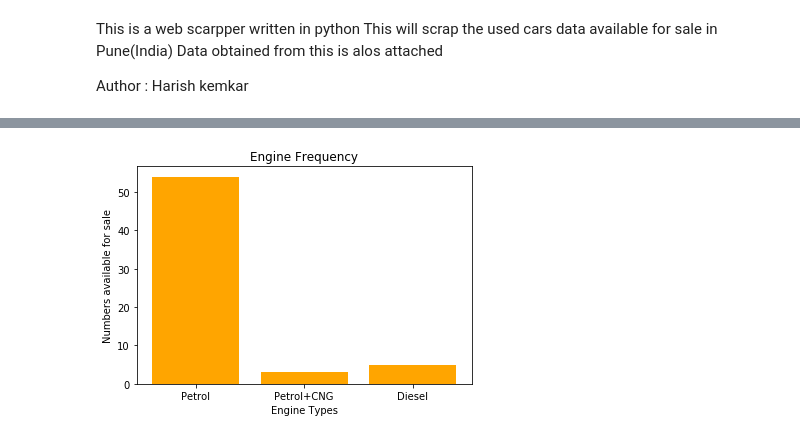
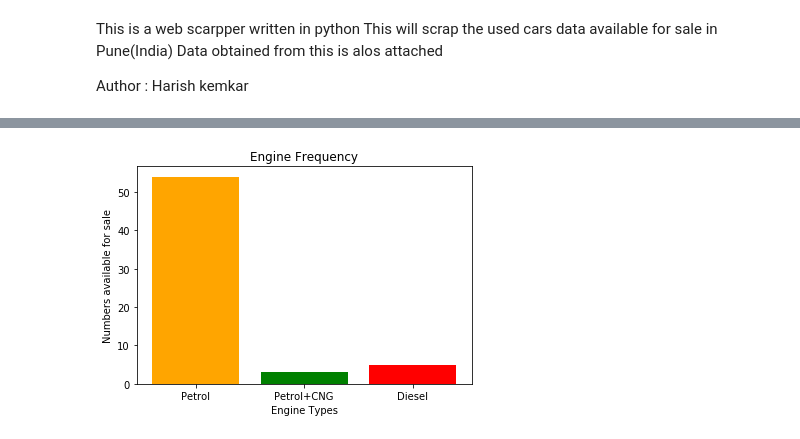
Before and after one commit to harishkemkar/Webscarapperfor_used_cars, a Jupyter notebook: usedcars.ipynb, the cells around one changed output, grey strips where cells are left out. Drawn from its saved outputs; the diff is of its cells as text; code cells hidden in the pictures.

```diff
--- a/usedcars.ipynb
+++ b/usedcars.ipynb
@@ -135,3 +115,9 @@ df.to_csv("E:/Harish/DataScience/webscrapper//output.csv",mode = 'a',header = Fa
 ## Read from the file created
 
 df_out = pd.read_csv('E:/Harish/DataScience/webscrapper/output.csv',delimiter = ',',engine = 'python')
+
+df_out['Price_RS'] = df_out["price_exp_rs"]
+
+df_out = df_out.drop(columns=['price_exp_rs'])
+
+print(df_out.columns)
@@ -168,19 +156,20 @@ dtype: int64
 # %%
 ## PLotting Bargraph for engine types
 
 petrol_car = len(df_out[df_out["engine_type"] == 'Petrol'])
 petrol_CNG_car = len(df_out[df_out["engine_type"] == 'Petrol + CNG'])
 diesel_car = len(df_out[df_out["engine_type"] == 'Diesel'])
 
+colors_engine  =  ['Orange','green','red']
 
 engine_type =  ['Petrol','Petrol+CNG','Diesel']
 count_engine  = [petrol_car,petrol_CNG_car,diesel_car]
 
-plt.bar(engine_type,count_engine,color = 'Orange')
+plt.bar(engine_type,count_engine,color = colors_engine)
 plt.title('Engine Frequency')
 plt.xlabel('Engine Types')
 plt.ylabel('Numbers available for sale')
 
 plt.show()
 # %% [output]
-[figure, old version]
+[figure, new version]
```
Also changed, not shown: parts of 8 cells of this notebook.
